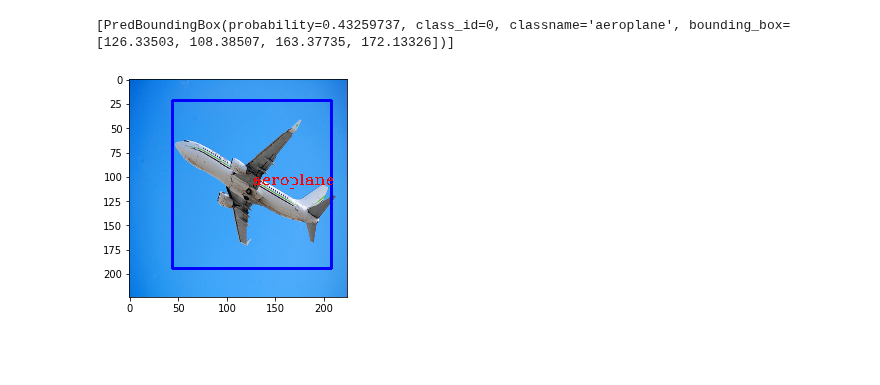
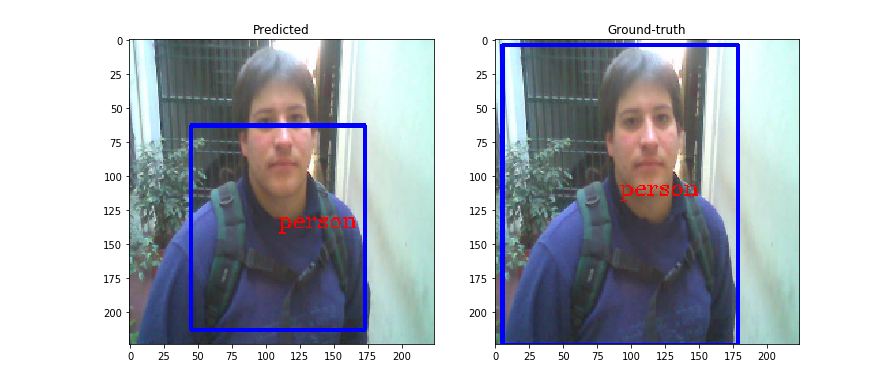
Before and after one commit to MrParosk/ml_playground, a Jupyter notebook: computer_vision/object_detection/yolo.ipynb, the cells around one changed output. Saved outputs shown, nothing was run; the diff lists cells and outputs as text; code cells hidden in the pictures; blank space fills up the shorter version.

```diff
--- a/computer_vision/object_detection/yolo.ipynb
+++ b/computer_vision/object_detection/yolo.ipynb
@@ -208,4 +237,8 @@ train_loader = DataLoader(train_dataset, batch_size=batch_size, shuffle=True, nu
+# %%
+n_epochs = 20
+lr = 5e-5
+wd = 1e-3
 # %%
-optimizer = optim.Adam(filter(lambda p: p.requires_grad, model.parameters()), lr=lr, weight_decay=wd)
+optimizer = optim.AdamW(filter(lambda p: p.requires_grad, model.parameters()), lr=lr, weight_decay=wd)
 # %%
 torch.manual_seed(seed)
@@ -254,4 +317,8 @@ def invert_transformation(y_hat, target_size, S, B):
                                                               ]
                                                 ))
     return output_bb
+# %%
+i = 1
+(x_i, _, _) = val_dataset[i]
+img_file = val_dataset.data_list[i].filename
 # %%
@@ -265,23 +328,28 @@ y_hat = y_hat.detach().cpu().numpy()
 # %%
 output_bb = invert_transformation(y_hat, target_size, S, B)
 # %%
-pc_threshold = 0.25
+pc_threshold = 0.3
 output_bb = filter(lambda x: x.probability > pc_threshold, output_bb)
 output_bb = sorted(output_bb, key = lambda x: x.probability, reverse=True)
 # %%
 filtered_bb = non_max_suppression(output_bb)
-filtered_bb
-# %% [output]
-[PredBoundingBox(probability=0.43259737, class_id=0, classname='aeroplane', bounding_box=[126.33503, 108.38507, 163.37735, 172.13326])]
 # %%
-img_file = dataset.file_list[index]
-img_str = img_path + img_file
+example = data_list[split_idx:][i]
+img_str = IMG_PATH + img_file
+f, axs = plt.subplots(1, 2, figsize=(12, 12))
 
-img = display.read_img(img_str, target_size)
-img = display.draw_boxes(img, [bb.bounding_box for bb in filtered_bb])
-img = display.draw_text(img, [bb.classname for bb in filtered_bb], [bb.bounding_box for bb in filtered_bb])
+img_pred = display.read_img(img_str, target_size)
+img_pred = display.draw_boxes(img_pred, [bb.bounding_box for bb in filtered_bb])
+img_pred = display.draw_text(img_pred, [bb.classname for bb in filtered_bb], [bb.bounding_box for bb in filtered_bb])
+axs[0].imshow(img_pred)
+axs[0].set_title("Predicted")
 
-plt.imshow(img)
+img_gt = display.read_img(img_str, target_size)
+img_gt = display.draw_boxes(img_gt, example.bounding_boxes)
+img_gt = display.draw_text(img_gt, example.classnames, example.bounding_boxes)
+axs[1].imshow(img_gt)
+axs[1].set_title("Ground-truth")
+
 plt.show()
 # %% [output]
-[figure, old version]
+[figure, new version]
```
Also changed, not shown: parts of 18 cells of this notebook.
